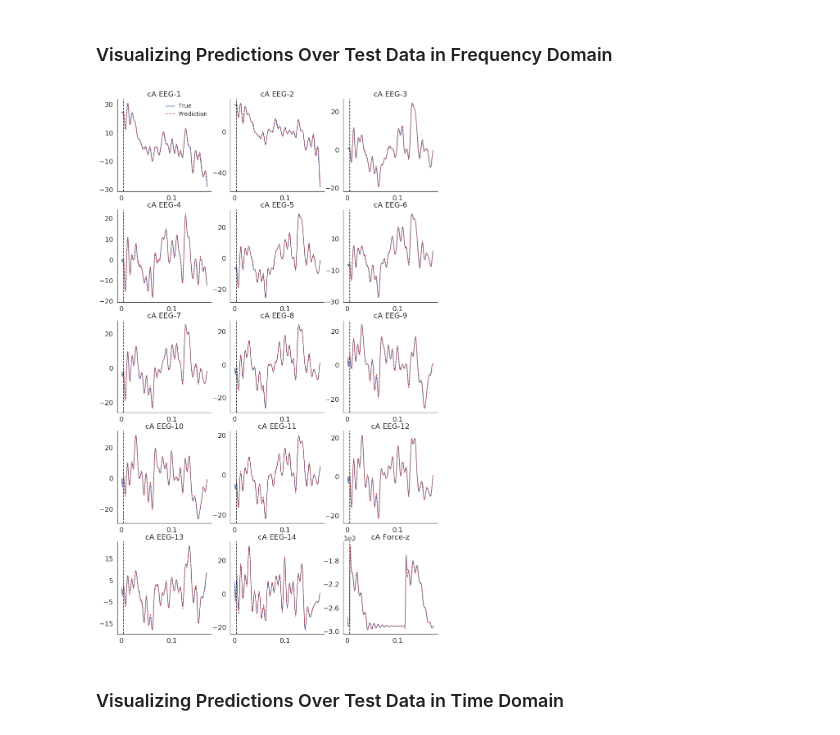
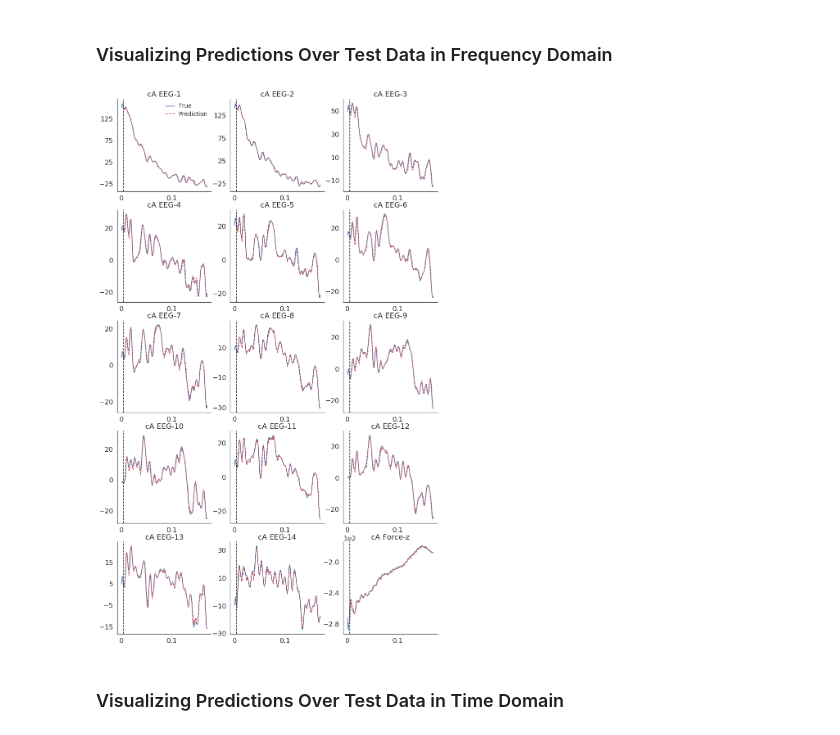
Before and after one commit to andac-demir/HapticsDynamicSystemIdentification, a Jupyter notebook: spectralAnalysis.ipynb, the cells around one changed output. Drawn from its saved outputs; the diff is of its cells as text; code cells hidden in the pictures.

```diff
--- a/spectralAnalysis.ipynb
+++ b/spectralAnalysis.ipynb
@@ -406,7 +408,7 @@ plt.tight_layout()
 # train data and test data are a list of data frames.
 # Each element of the list corresponds to a trial
 train_ratio = 0.5
-num_train = int(train_ratio*len(shuffled_data_splitBy_trials))
+num_train = int(train_ratio*len(data_splitBy_trials))
 train_data, test_data = data_splitBy_trials[:num_train], data_splitBy_trials[num_train:]
 
 wl_columns=['cA_EEG-1','cD_EEG-1','cA_EEG-2','cD_EEG-2','cA_EEG-3',
@@ -849,7 +851,7 @@ EEG, EMG & Force Selected
 # %% [markdown]
 ### Visualizing Predictions Over Test Data in Frequency Domain
 # %%
-trial_id = 500
+trial_id = 98
 
 # Plot the predictions in frequency domain given thresholded DWT coeffs for
 # different combinations of eeg+emg+force:
@@ -871,34 +873,34 @@ else:
     T = math.floor(100*(nPreds+P)/fs) + 1
     z = [decimal.Decimal(i) / decimal.Decimal(100) for i in range(0, T, 2)]
 
 plt.setp(axes, xticks=z, xticklabels=z)
 
 for j in range(1,15,1):
     sns.set()
     axes[math.floor((j-1)/3),(j-1)%3].plot(x_gt, test_wavelet[trial_id].iloc[:nPreds+P, 2*(j-1)].values,
                                            color='b', label="True")
     axes[math.floor((j-1)/3), (j-1)%3].plot(x_pred, f_list[modality][trial_id].iloc[:nPreds, 2*(j-1)].values,
                                             color='r', linestyle='--', label="Prediction")
     axes[math.floor((j-1)/3), (j-1)%3].axvline(x=P/fs, linestyle='--', color='k')
     axes[math.floor((j-1)/3), (j-1)%3].title.set_text("cA EEG-%i" %j)
     axes[math.floor((j-1)/3), (j-1)%3].set_yticks(axes[math.floor((j-1)/3), (j-1)%3].get_yticks()[1:-1:2])
     axes[0, 0].legend(frameon=False)
     plt.setp(axes[0, 0].get_legend().get_texts(), fontsize='14')
 
 if modality in [results_for_all, results_for_eegforce]: #force coefficient predictions exist
     axes[4,2].plot(x_gt, test_wavelet[trial_id].iloc[:nPreds+P, -2].values,
                    color='b', label="True")
     axes[4,2].plot(x_pred, f_list[modality][trial_id].iloc[:nPreds, -2].values, color='r',
                    linestyle='--', label="Prediction")
     axes[4,2].axvline(x=P/fs, linestyle='--', color='k')
     axes[4,2].ticklabel_format(axis='y', style='sci', scilimits=(4,-4))
     axes[4,2].title.set_text("cA Force-z")
     axes[4,2].set_yticks(axes[4, 2].get_yticks()[1:-1:2])
     #axes[4,2].legend()
 
 plt.savefig("VARResults/predictions_waveletDomain.pdf", bbox_inches="tight")
 # %% [output]
-[figure, old version]
+[figure, new version]
 # %% [markdown]
 ### Visualizing Predictions Over Test Data in Time Domain
 # %% [markdown]
```
Also changed, not shown: parts of 8 cells of this notebook.
